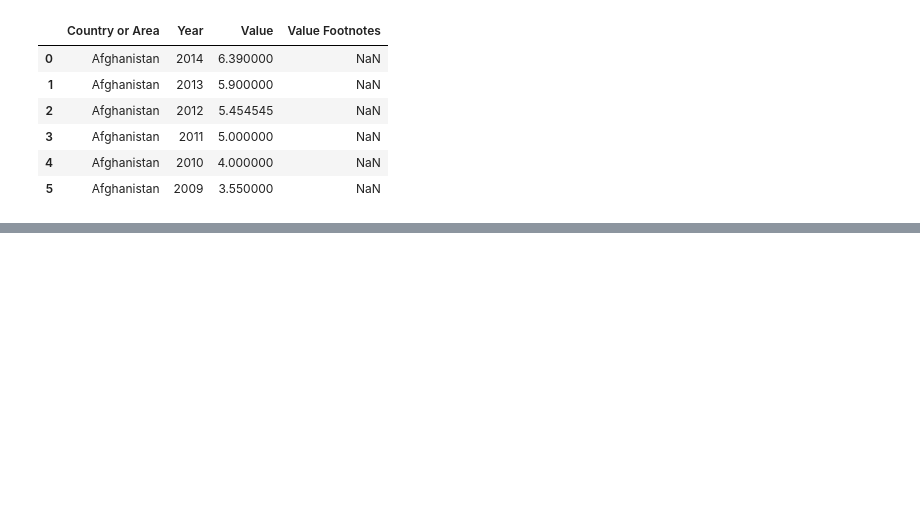
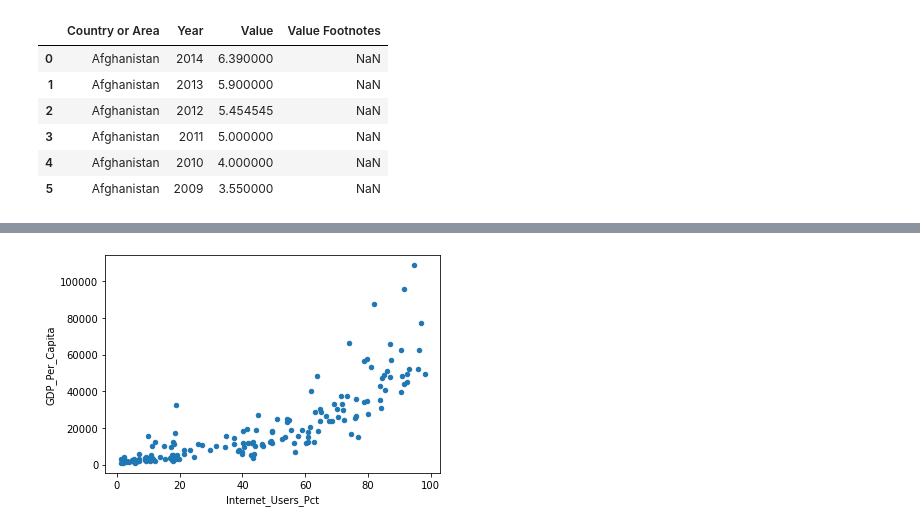
Before and after one commit to eporourke/gdp-and-internet-usage, a Jupyter notebook: notebooks/eor_gdp.ipynb, the cells around one changed output, grey strips where cells are left out. Saved outputs shown, nothing was run; the diff lists cells and outputs as text; code cells hidden in the pictures; blank space fills up the shorter version.

```diff
--- a/notebooks/eor_gdp.ipynb
+++ b/notebooks/eor_gdp.ipynb
@@ -35,0 +294,5 @@ internet_df.head(6)
+# %%
+plt_2014 = v1_2014_gdp_internet.plot.scatter(x='Internet_Users_Pct',
+                                             y='GDP_Per_Capita')
+# %% [output]
+[figure, added]
```
Also changed, not shown: parts of 64 cells of this notebook, 1 other file.
